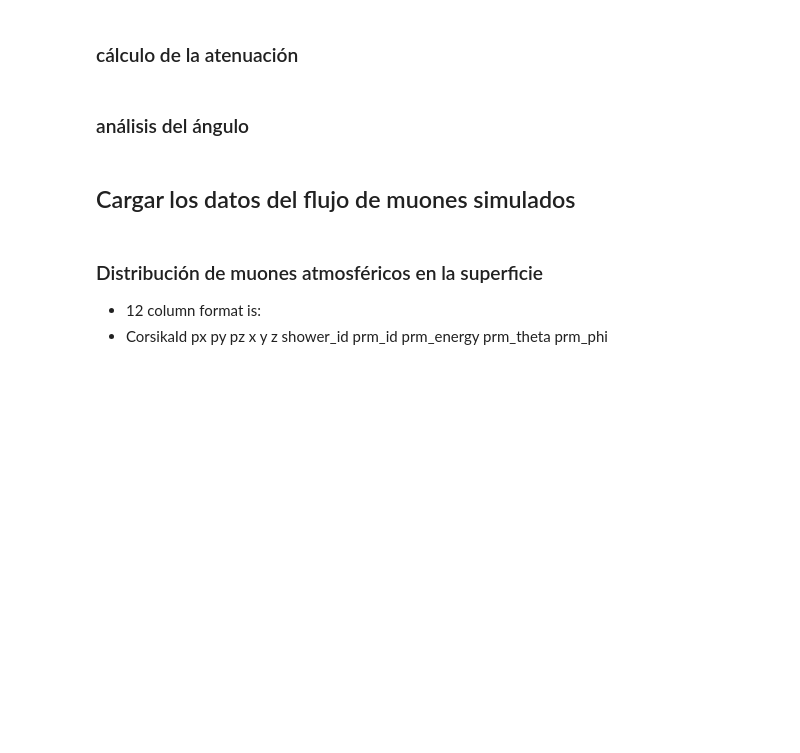
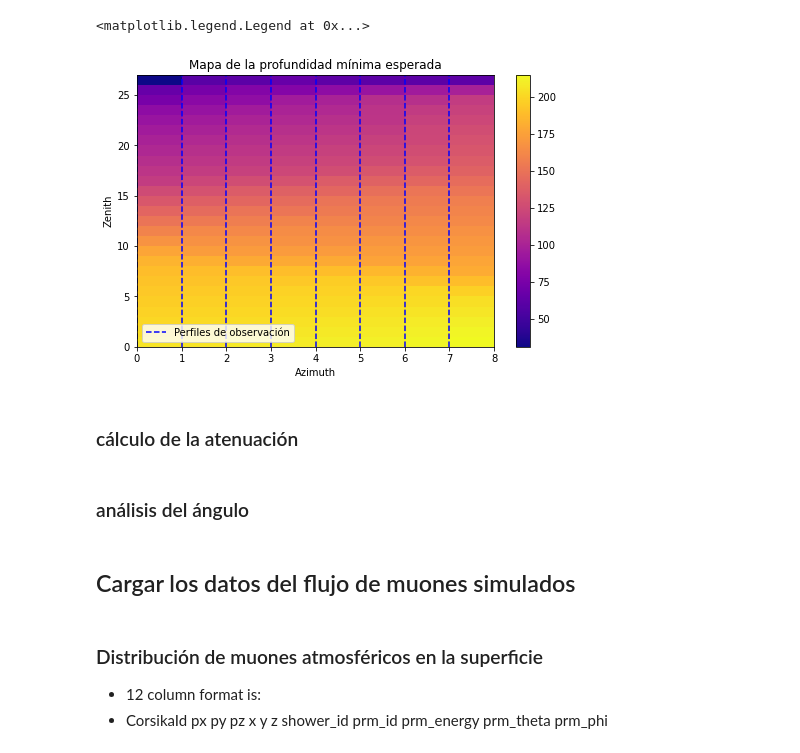
Before and after one commit to gsalazarq/cosmicraysuni, a Jupyter notebook: atenuation_calculation/Calculo-atenuacion-muones.ipynb, the cells around one changed output. Drawn from its saved outputs; the diff is of its cells as text; code cells hidden in the pictures; blank space fills up the shorter version.

```diff
--- a/atenuation_calculation/Calculo-atenuacion-muones.ipynb
+++ b/atenuation_calculation/Calculo-atenuacion-muones.ipynb
@@ -215,0 +149,49 @@ np_array(121)
+# %%
+
+grifil0 = grilla_area[11]
+grifil0 = np.asarray(grifil0)
+
+grifil1 = grilla_area[12]
+grifil1 = np.asarray(grifil1)
+
+grifil2 = grilla_area[13]
+grifil2 = np.asarray(grifil2)
+
+grifil3 = grilla_area[14]
+grifil3 = np.asarray(grifil3)
+
+grifil4 = grilla_area[15]
+grifil4 = np.asarray(grifil4)
+
+grifil5 = grilla_area[16]
+grifil5 = np.asarray(grifil5)
+
+grifil6 = grilla_area[17]
+grifil6 = np.asarray(grifil6)
+
+grifil7 = grilla_area[18]
+grifil7 = np.asarray(grifil7)
+
+grifil8 = grilla_area[19]
+grifil8 = np.asarray(grifil8)
+
+
+
+
+c =np.column_stack((grifil0, grifil1, grifil2, grifil3, grifil4, grifil5, grifil6, grifil7))
+fig = plt.figure(figsize=(8,5)) #columnas y filas del array
+
+
+plt.xlabel('Azimuth')
+plt.ylabel('Zenith')
+plt.pcolormesh(c,cmap="plasma")
+plt.axvline(x = 0, color = 'b', label = 'Perfiles de observación', linestyle='dashed')
+for d in range(1, 8):
+    plt.axvline(x = d, color = 'b', linestyle='dashed')
+plt.colorbar()
+
+plt.title("Mapa de la profundidad mínima esperada")
+plt.legend(loc='lower left')
+# %% [output]
+<matplotlib.legend.Legend at 0x...>
+[figure, added]
@@ -218,8 +257,8 @@ np_array(121)
 # %%
 depthdEdX= dEdx*depth_i
 print(depthdEdX)
-# %% [markdown]
-### análisis del ángulo
+# %% [markdown]
+### análisis del ángulo
 # %%
 arr_t = np.linspace(inicio,columnas-1,columnas-inicio)
 
```
Also changed, not shown: parts of 12 cells of this notebook.
